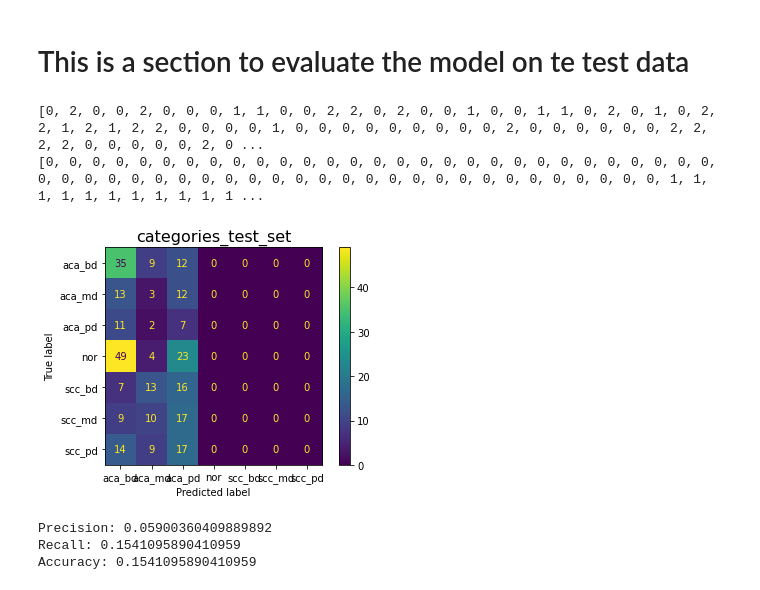
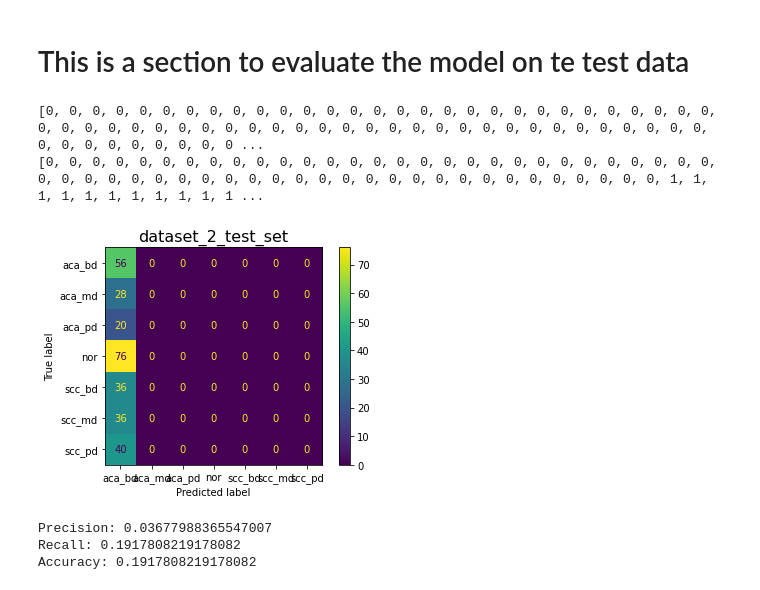
Before and after one commit to jorgediosdado/lung_tissues_classification, a Jupyter notebook: efficientnet_play_new.ipynb, the cells around one changed output. Saved outputs shown, nothing was run; the diff lists cells and outputs as text; code cells hidden in the pictures.

```diff
--- a/efficientnet_play_new.ipynb
+++ b/efficientnet_play_new.ipynb
@@ -17,6 +17,6 @@ from matplotlib import pyplot as plt
 from keras.models import Model
 from sklearn.metrics import confusion_matrix, ConfusionMatrixDisplay, precision_score, recall_score, accuracy_score
 # %%
-dataset_name = "dataset_2_categories"
+dataset_name = "dataset_2_final"
 batch_size = 16
 # %%
@@ -27,7 +24,7 @@ Your GPU will likely run quickly with dtype policy mixed_float16 as it has compu
 # %%
 # Load the dataset
 
-image_size = (380, 380)
+image_size = (300, 300)
 
 train_ds = tf.keras.preprocessing.image_dataset_from_directory(
     dataset_name,
@@ -144,7 +138,7 @@ x = base_model(x)
 # Add a dense layer
 x = layers.Dense(512, activation='relu')(x)
 # Add another dense layer
-salidas = layers.Dense(3, activation='softmax')(x)
+salidas = layers.Dense(7, activation='softmax')(x)
 
 modelo = Model(inputs = entradas, outputs = salidas)
 
@@ -330,6 +323,8 @@ Preguntas, cómo puedo gestionar datos que vienen de dos distribuciones distinta
 # Load the test images from the folder 'test_images'
 predicted_labels= []
 true_labels = []
+directory = "dataset_2_test_set"
+
 
 label_mapping = {
     'aca_bd': 0,
@@ -342,7 +337,6 @@ label_mapping = {
 }
 
 
-directory = "categories_test_set"
 for filename in os.listdir(directory):
 
     # Load the image and add it to the list of test images
@@ -376,35 +370,35 @@ for filename in os.listdir(directory):
 print(predicted_labels)
 print(true_labels)
 
 
 cm = confusion_matrix(true_labels, predicted_labels)
 labels = [label for label, _ in sorted(label_mapping.items(), key=lambda x: x[1])]
 disp = ConfusionMatrixDisplay(confusion_matrix=cm, display_labels=labels)
 disp.plot()
 
 plt.title(directory,  fontdict={'fontsize': 16})  # Set the new title for the plot
 plt.show()
 
 
 # Calculate precision, recall, and accuracy
 precision = precision_score(true_labels, predicted_labels, average='weighted')
 recall = recall_score(true_labels, predicted_labels, average='weighted')
 accuracy = accuracy_score(true_labels, predicted_labels)
 
 # Print the results
 print("Precision:", precision)
 print("Recall:", recall)
 print("Accuracy:", accuracy)
 
 mlflow.log_metric("Precision", precision)
 mlflow.log_metric("Recall", recall)
 mlflow.log_metric("Accuracy", accuracy)
 
 mlflow.end_run()
 # %% [output]
-[0, 2, 0, 0, 2, 0, 0, 0, 1, 1, 0, 0, 2, 2, 0, 2, 0, 0, 1, 0, 0, 1, 1, 0, 2, 0, 1, 0, 2, 2, 1, 2, 1, 2, 2, 0, 0, 0, 0, 1, 0, 0, 0, 0, 0, 0, 0, 0, 0, 2, 0, 0, 0, 0, 0, 0, 2, 2, 2, 2, 0, 0, 0, 0, 0, 2, 0 ...
+[0, 0, 0, 0, 0, 0, 0, 0, 0, 0, 0, 0, 0, 0, 0, 0, 0, 0, 0, 0, 0, 0, 0, 0, 0, 0, 0, 0, 0, 0, 0, 0, 0, 0, 0, 0, 0, 0, 0, 0, 0, 0, 0, 0, 0, 0, 0, 0, 0, 0, 0, 0, 0, 0, 0, 0, 0, 0, 0, 0, 0, 0, 0, 0, 0, 0, 0 ...
 [0, 0, 0, 0, 0, 0, 0, 0, 0, 0, 0, 0, 0, 0, 0, 0, 0, 0, 0, 0, 0, 0, 0, 0, 0, 0, 0, 0, 0, 0, 0, 0, 0, 0, 0, 0, 0, 0, 0, 0, 0, 0, 0, 0, 0, 0, 0, 0, 0, 0, 0, 0, 0, 0, 0, 0, 1, 1, 1, 1, 1, 1, 1, 1, 1, 1, 1 ...
-[figure, old version]
+[figure, new version]
-Precision: 0.05900360409889892
-Recall: 0.1541095890410959
-Accuracy: 0.1541095890410959
+Precision: 0.03677988365547007
+Recall: 0.1917808219178082
+Accuracy: 0.1917808219178082
```
Also changed, not shown: parts of 7 cells of this notebook, 4 other files.
